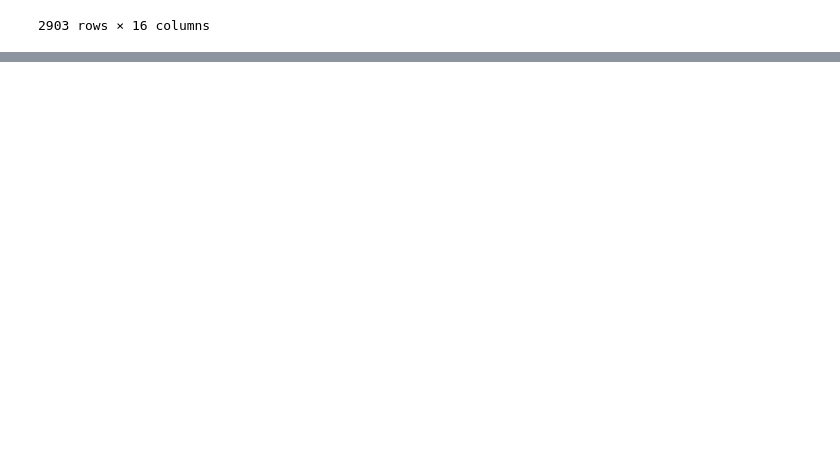
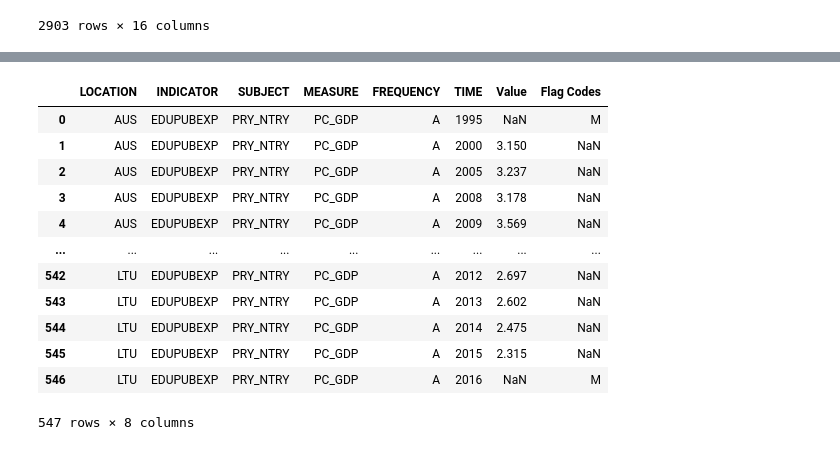
Before and after one commit to skumble27/final-project, a Jupyter notebook: dataextraction.ipynb, the cells around one changed output, grey strips where cells are left out. Drawn from its saved outputs; the diff is of its cells as text; code cells hidden in the pictures; blank space fills up the shorter version.

```diff
--- a/dataextraction.ipynb
+++ b/dataextraction.ipynb
@@ -547,0 +628,18 @@ outbound_tourism1.to_csv('cleaned_data/outboundtourismOECD.csv')
+# %%
+# Government Funding of Education
+education_spending = pd.read_csv('raw_data/DP_LIVE_19012021090738911.csv')
+education_spending
+# %% [output]
+|  | LOCATION | INDICATOR | SUBJECT | MEASURE | FREQUENCY | TIME | Value | Flag Codes |
+| 0 | AUS | EDUPUBEXP | PRY_NTRY | PC_GDP | A | 1995 | NaN | M |
+| 1 | AUS | EDUPUBEXP | PRY_NTRY | PC_GDP | A | 2000 | 3.150 | NaN |
+| 2 | AUS | EDUPUBEXP | PRY_NTRY | PC_GDP | A | 2005 | 3.237 | NaN |
+| 3 | AUS | EDUPUBEXP | PRY_NTRY | PC_GDP | A | 2008 | 3.178 | NaN |
+| 4 | AUS | EDUPUBEXP | PRY_NTRY | PC_GDP | A | 2009 | 3.569 | NaN |
+| ... | ... | ... | ... | ... | ... | ... | ... | ... |
+| 542 | LTU | EDUPUBEXP | PRY_NTRY | PC_GDP | A | 2012 | 2.697 | NaN |
+| 543 | LTU | EDUPUBEXP | PRY_NTRY | PC_GDP | A | 2013 | 2.602 | NaN |
+| 544 | LTU | EDUPUBEXP | PRY_NTRY | PC_GDP | A | 2014 | 2.475 | NaN |
+| 545 | LTU | EDUPUBEXP | PRY_NTRY | PC_GDP | A | 2015 | 2.315 | NaN |
+| 546 | LTU | EDUPUBEXP | PRY_NTRY | PC_GDP | A | 2016 | NaN | M |
+547 rows × 8 columns
```
Also changed, not shown: parts of 12 cells of this notebook, 7 other files.
